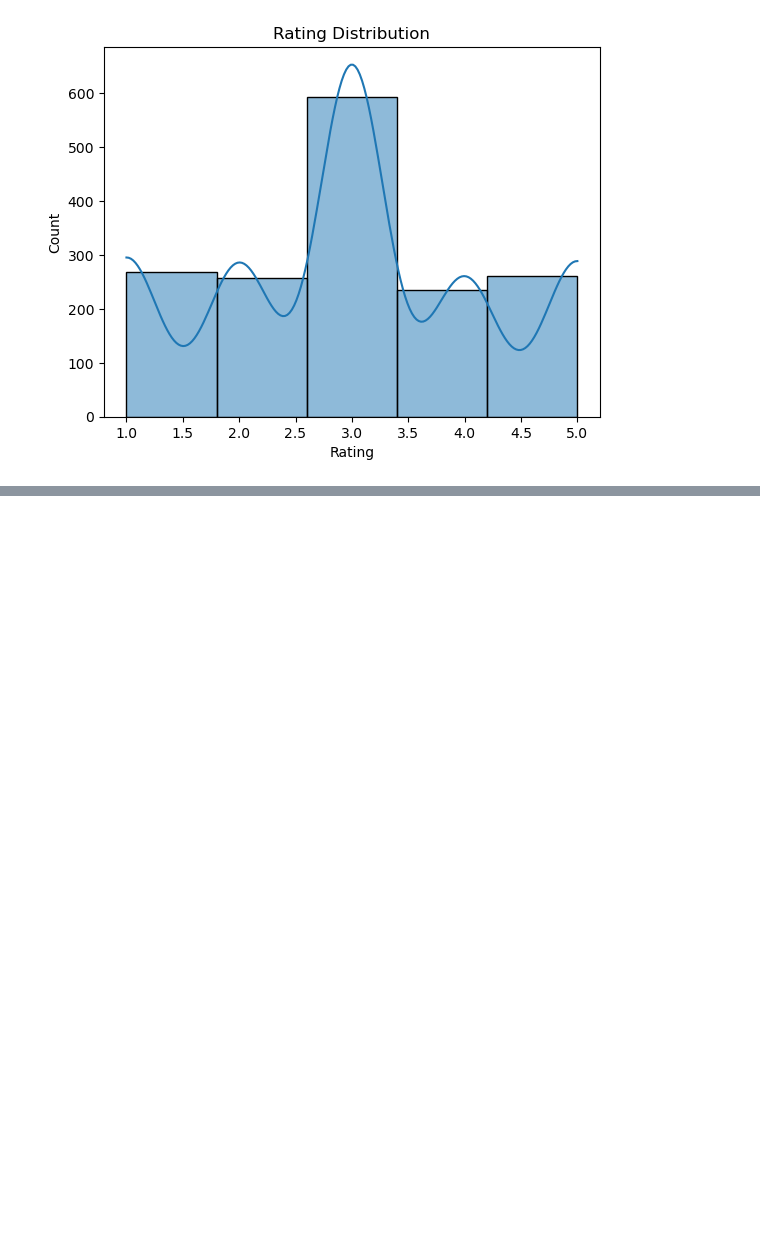
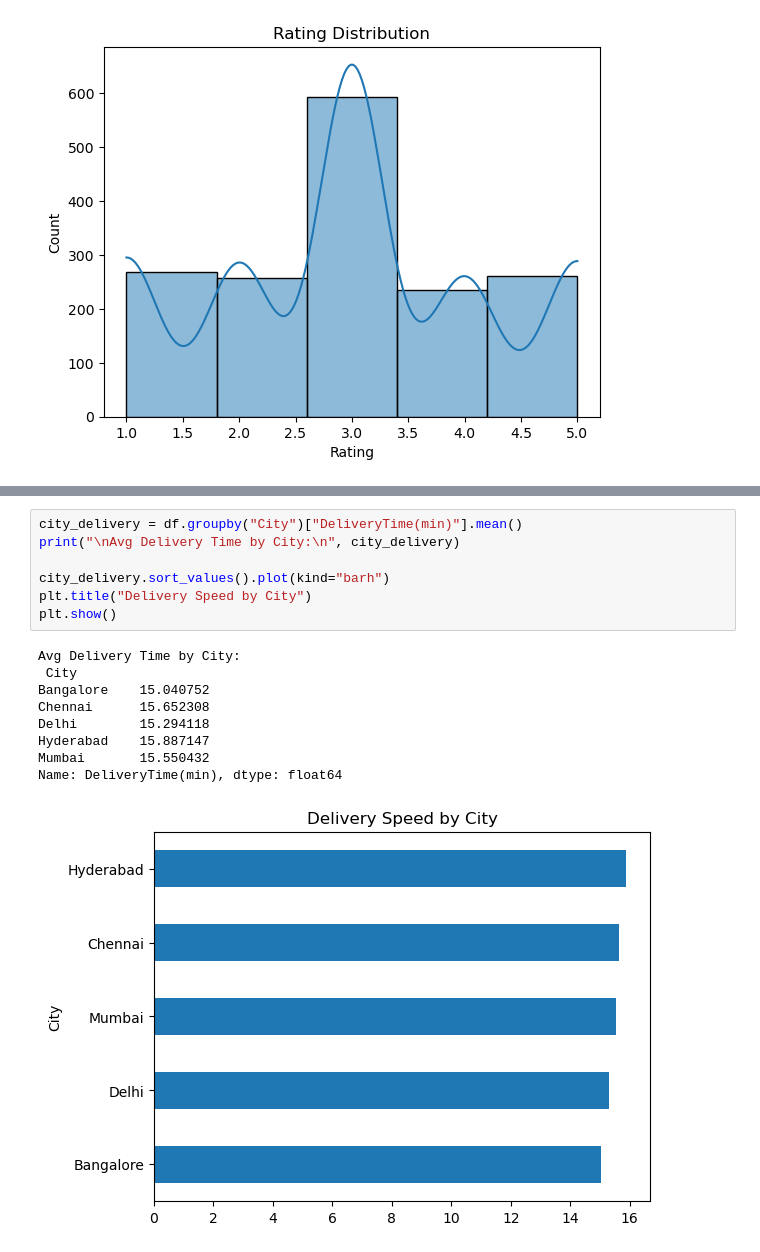
Before and after one commit to palak-verma-0309/Zepto_blinkit-data-analysis, a Jupyter notebook: analysis.ipynb, the cells around one changed output, grey strips where cells are left out. Saved outputs shown, nothing was run; the diff lists cells and outputs as text; blank space fills up the shorter version.

```diff
--- a/analysis.ipynb
+++ b/analysis.ipynb
@@ -193,0 +238,17 @@ plt.show()
+# %%
+city_delivery = df.groupby("City")["DeliveryTime(min)"].mean()
+print("\nAvg Delivery Time by City:\n", city_delivery)
+
+city_delivery.sort_values().plot(kind="barh")
+plt.title("Delivery Speed by City")
+plt.show()
+# %% [output]
+Avg Delivery Time by City:
+ City
+Bangalore    15.040752
+Chennai      15.652308
+Delhi        15.294118
+Hyderabad    15.887147
+Mumbai       15.550432
+Name: DeliveryTime(min), dtype: float64
+[figure, added]
```
Also changed, not shown: parts of 6 cells of this notebook.
